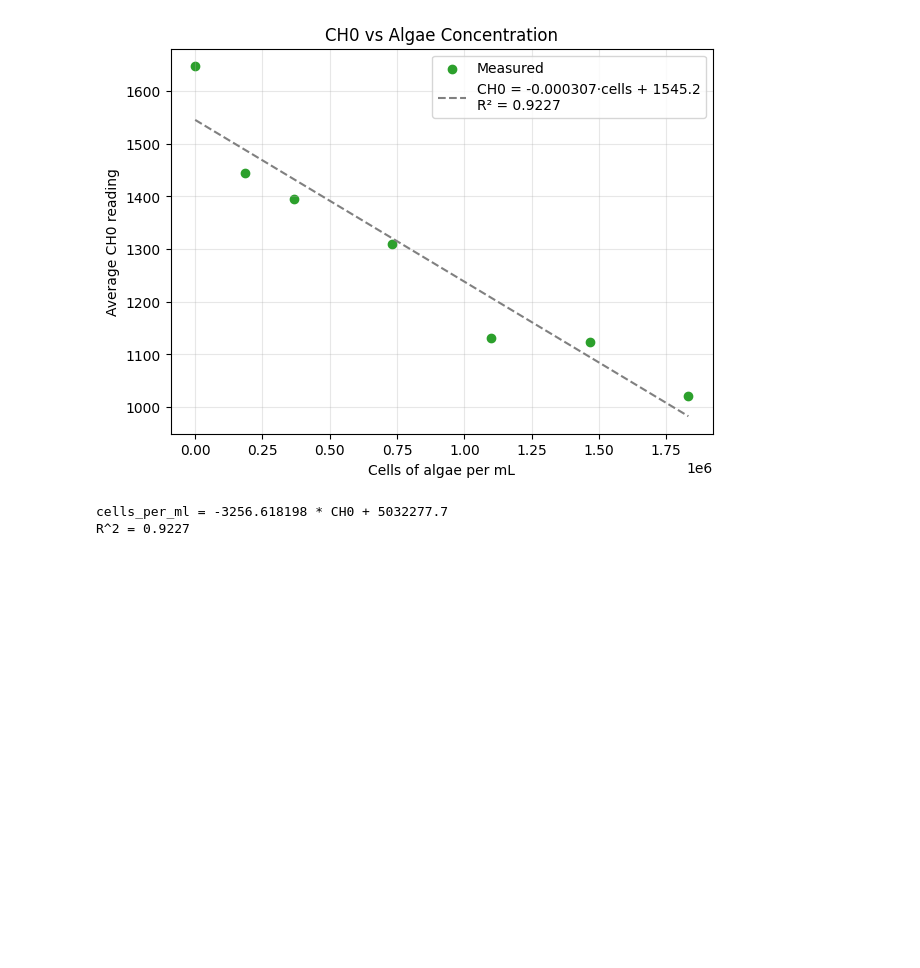
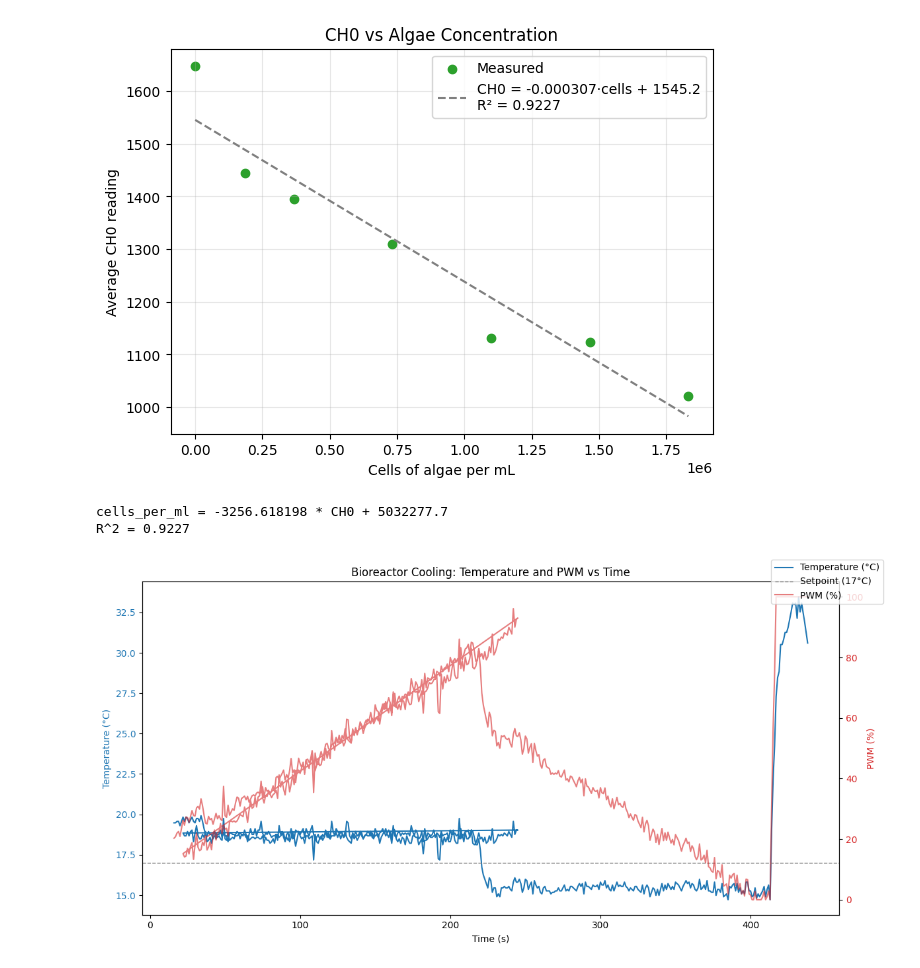
Before and after one commit to NitanshT/db4, a Jupyter notebook: graphing.ipynb, the cells around one changed output. Cells and saved outputs as stored; diff of their text form; code cells hidden in the pictures; blank space fills up the shorter version.

```diff
--- a/graphing.ipynb
+++ b/graphing.ipynb
@@ -262,3 +262,29 @@ print(f"R^2 = {r_squared:.4f}")
 [figure]
 cells_per_ml = -3256.618198 * CH0 + 5032277.7
 R^2 = 0.9227
+# %%
+#timestamp_ms,temp1_C,temp2_C
+import pandas as pd
+import matplotlib.pyplot as plt
+import numpy as np
+
+df = pd.read_csv("pi_log.txt")
+fig, ax1 = plt.subplots(figsize=(12, 6))
+
+ax1.plot(df['timestamp_s'], df['temperature_C'], color='tab:blue', label='Temperature (°C)')
+ax1.axhline(y=17.0, color='gray', linestyle='--', linewidth=1, label='Setpoint (17°C)')
+ax1.set_xlabel('Time (s)')
+ax1.set_ylabel('Temperature (°C)', color='tab:blue')
+ax1.tick_params(axis='y', labelcolor='tab:blue')
+
+ax2 = ax1.twinx()
+ax2.plot(df['timestamp_s'], df['pwm_pct'], color='tab:red', alpha=0.6, label='PWM (%)')
+ax2.set_ylabel('PWM (%)', color='tab:red')
+ax2.tick_params(axis='y', labelcolor='tab:red')
+
+fig.legend(loc='upper right')
+plt.title('Bioreactor Cooling: Temperature and PWM vs Time')
+plt.tight_layout()
+plt.show()
+# %% [output]
+[figure, added]
```
Also changed, not shown: 6 other files.
